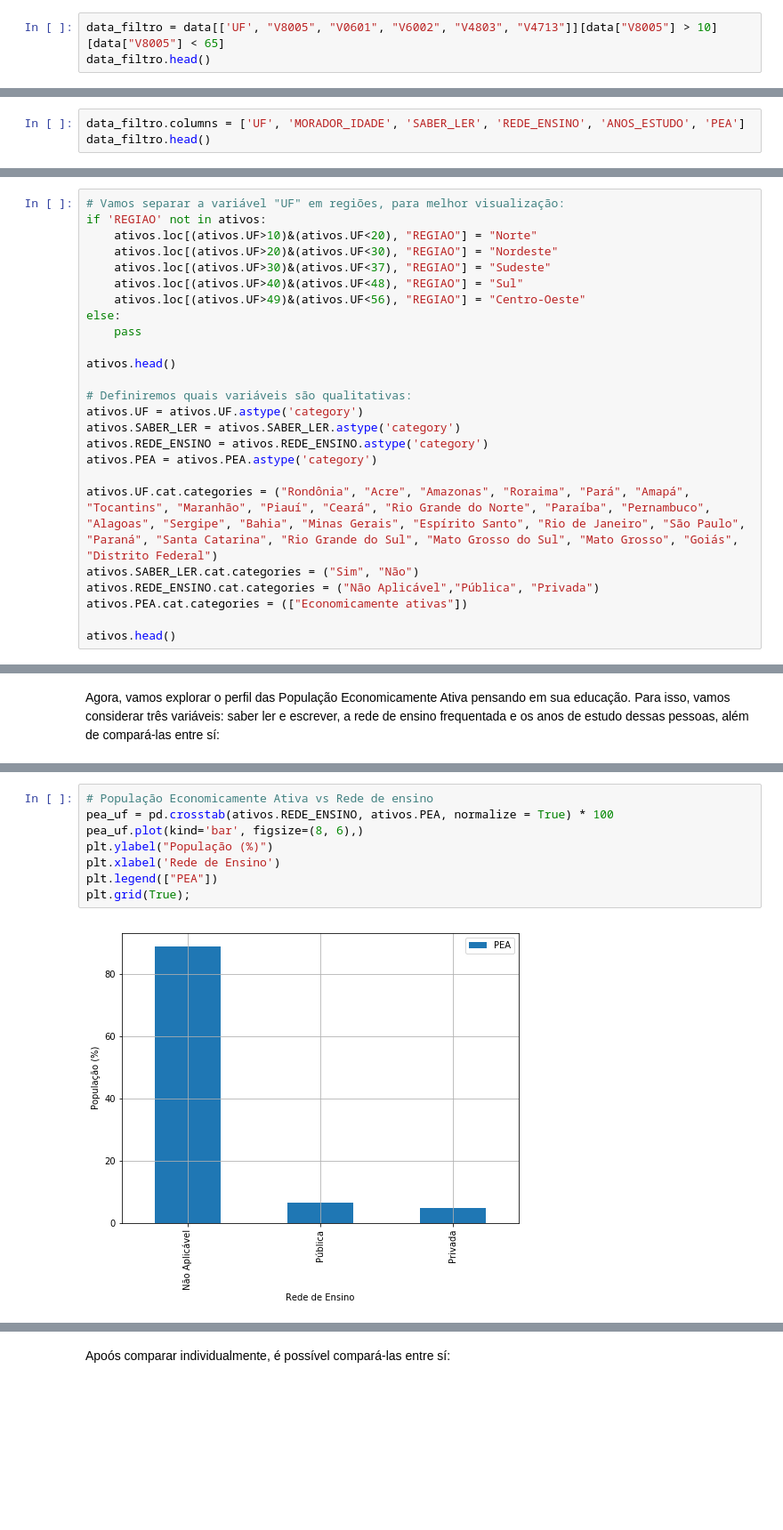
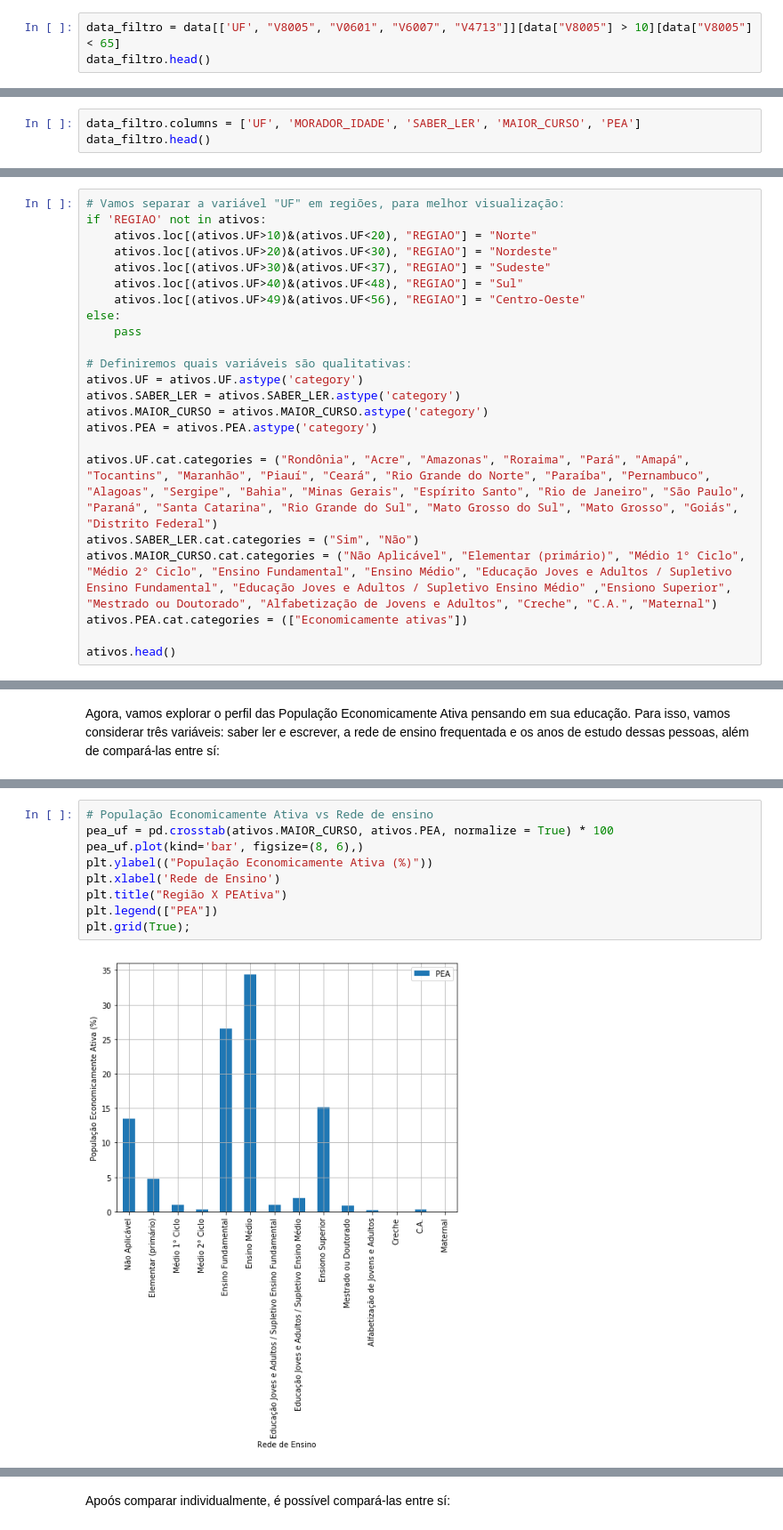
Before and after one commit to FidyBack/projeto_Cdata, a Jupyter notebook: Projeto1 Layout.ipynb, the cells around one changed output, grey strips where cells are left out. Shown at 89% size. Cells and saved outputs as stored; diff of their text form; blank space fills up the shorter version.

```diff
--- a/Projeto1 Layout.ipynb
+++ b/Projeto1 Layout.ipynb
@@ -37,5 +36,5 @@ As variáveis utilizadas para o cumprimento do nosso objetivo serão:
 - V4713 (Condição de atividade no trabalho principal do período de referência de 365 dias para pessoas de 10 anos ou mais de idade).
 # %%
-data_filtro = data[['UF', "V8005", "V0601", "V6002", "V4803", "V4713"]][data["V8005"] > 10][data["V8005"] < 65]
+data_filtro = data[['UF', "V8005", "V0601", "V6007", "V4713"]][data["V8005"] > 10][data["V8005"] < 65]
 data_filtro.head()
 # %% [output]
@@ -48,6 +47,6 @@ data_filtro.head()
 # %% [markdown]
 Antes de começarmos a programar, vamos redefinir o nome de algumas variáveis:
 # %%
-data_filtro.columns = ['UF', 'MORADOR_IDADE', 'SABER_LER', 'REDE_ENSINO', 'ANOS_ESTUDO', 'PEA']
+data_filtro.columns = ['UF', 'MORADOR_IDADE', 'SABER_LER', 'MAIOR_CURSO', 'PEA']
 data_filtro.head()
 # %% [output]
@@ -109,17 +108,15 @@ if 'REGIAO' not in ativos:
 else:
     pass
 
-ativos.head()
-
 # Definiremos quais variáveis são qualitativas:
 ativos.UF = ativos.UF.astype('category')
 ativos.SABER_LER = ativos.SABER_LER.astype('category')
-ativos.REDE_ENSINO = ativos.REDE_ENSINO.astype('category')
+ativos.MAIOR_CURSO = ativos.MAIOR_CURSO.astype('category')
 ativos.PEA = ativos.PEA.astype('category')
 
 ativos.UF.cat.categories = ("Rondônia", "Acre", "Amazonas", "Roraima", "Pará", "Amapá", "Tocantins", "Maranhão", "Piauí", "Ceará", "Rio Grande do Norte", "Paraíba", "Pernambuco", "Alagoas", "Sergipe", "Bahia", "Minas Gerais", "Espírito Santo", "Rio de Janeiro", "São Paulo", "Paraná", "Santa Catarina", "Rio Grande do Sul", "Mato Grosso do Sul", "Mato Grosso", "Goiás", "Distrito Federal")
 ativos.SABER_LER.cat.categories = ("Sim", "Não")
-ativos.REDE_ENSINO.cat.categories = ("Não Aplicável","Pública", "Privada")
+ativos.MAIOR_CURSO.cat.categories = ("Não Aplicável", "Elementar (primário)", "Médio 1° Ciclo", "Médio 2° Ciclo", "Ensino Fundamental", "Ensino Médio", "Educação Joves e Adultos / Supletivo Ensino Fundamental", "Educação Joves e Adultos / Supletivo Ensino Médio" ,"Ensiono Superior", "Mestrado ou Doutorado", "Alfabetização de Jovens e Adultos", "Creche", "C.A.", "Maternal")
 ativos.PEA.cat.categories = (["Economicamente ativas"])
 
 ativos.head()
@@ -179,10 +173,11 @@ Como já era de se esperar, o gráfico acima mostra que a grande maioria da popu
 # %%
 # População Economicamente Ativa vs Rede de ensino
-pea_uf = pd.crosstab(ativos.REDE_ENSINO, ativos.PEA, normalize = True) * 100
+pea_uf = pd.crosstab(ativos.MAIOR_CURSO, ativos.PEA, normalize = True) * 100
 pea_uf.plot(kind='bar', figsize=(8, 6),)
-plt.ylabel("População (%)")
+plt.ylabel(("População Economicamente Ativa (%)"))
 plt.xlabel('Rede de Ensino')
+plt.title("Região X PEAtiva")
 plt.legend(["PEA"])
 plt.grid(True);
 # %% [output]
-[figure, old version]
+[figure, new version]
```
Also changed, not shown: parts of 27 cells of this notebook.
